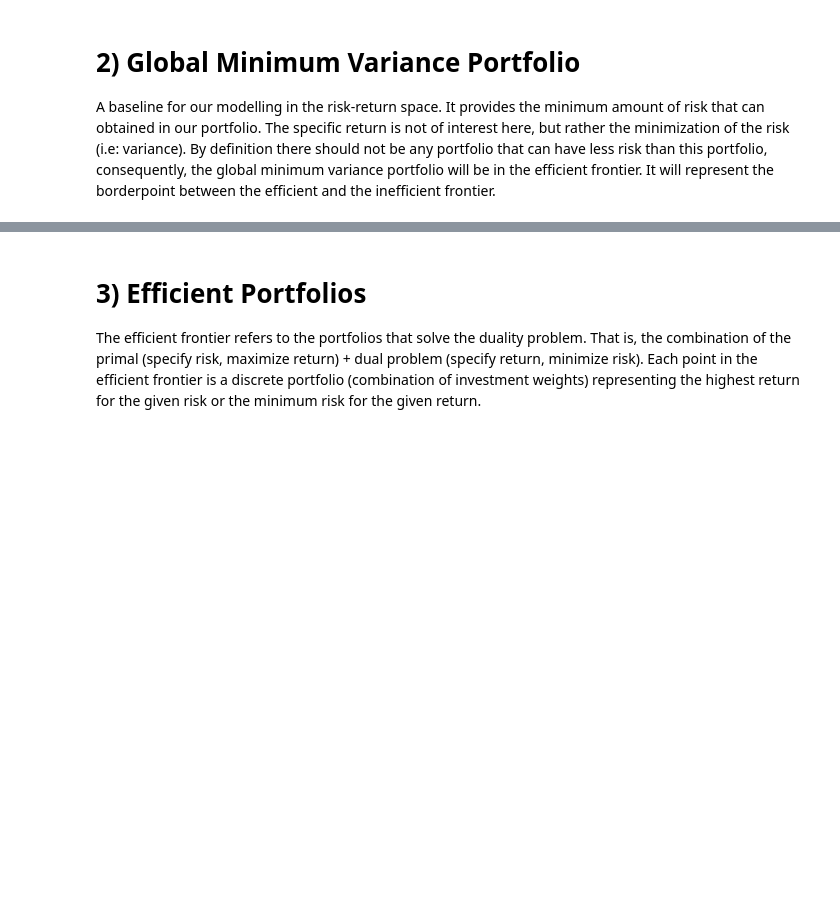
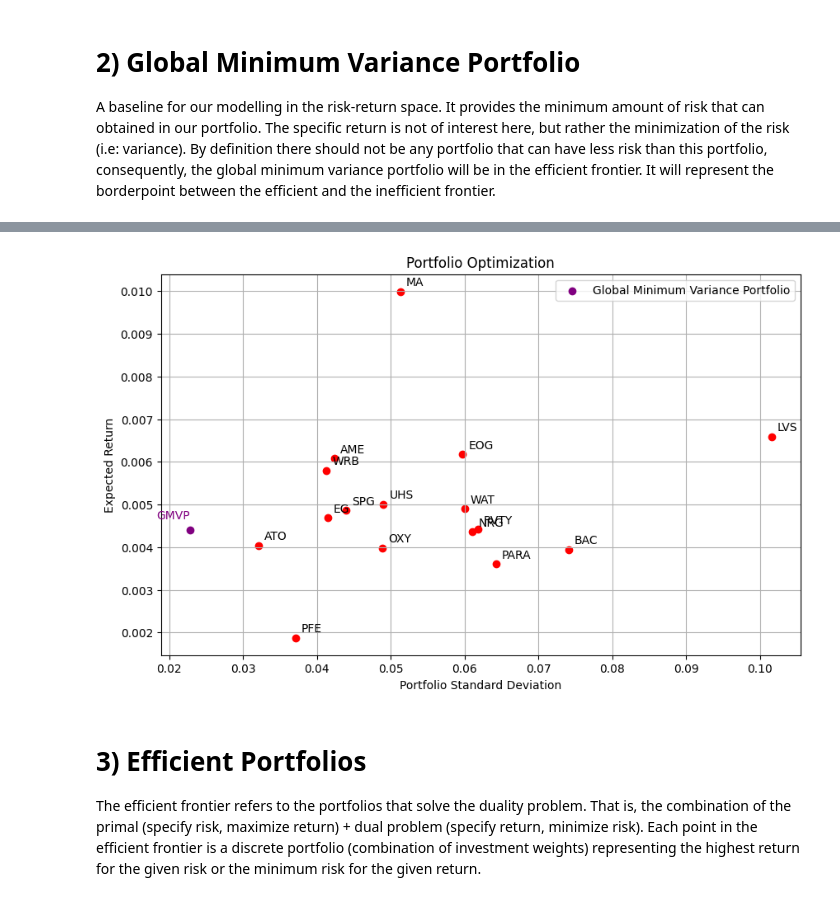
Before and after one commit to javidsegura/portfolio-optimization, a Jupyter notebook: portfolio.ipynb, the cells around one changed output, grey strips where cells are left out. Drawn from its saved outputs; the diff is of its cells as text; code cells hidden in the pictures; blank space fills up the shorter version.

```diff
--- a/portfolio.ipynb
+++ b/portfolio.ipynb
@@ -273,3 +286,7 @@ results_dict["expected_return"], results_dict["expected_variance"]
+# %%
+portfolio.plots.plot_results(include_individual_securities=True, include_gmvp=True)
+# %% [output]
+[figure, added]
 # %% [markdown]
 # 3) Efficient Portfolios
 The efficient frontier refers to the portfolios that solve the duality problem. That is, the combination of the primal (specify risk, maximize return) + dual problem (specify return, minimize risk). Each point in the efficient frontier is a discrete portfolio (combination of investment weights) representing the highest return for the given risk or the minimum risk for the given return.
```
Also changed, not shown: parts of 19 cells of this notebook, 11 other files.
